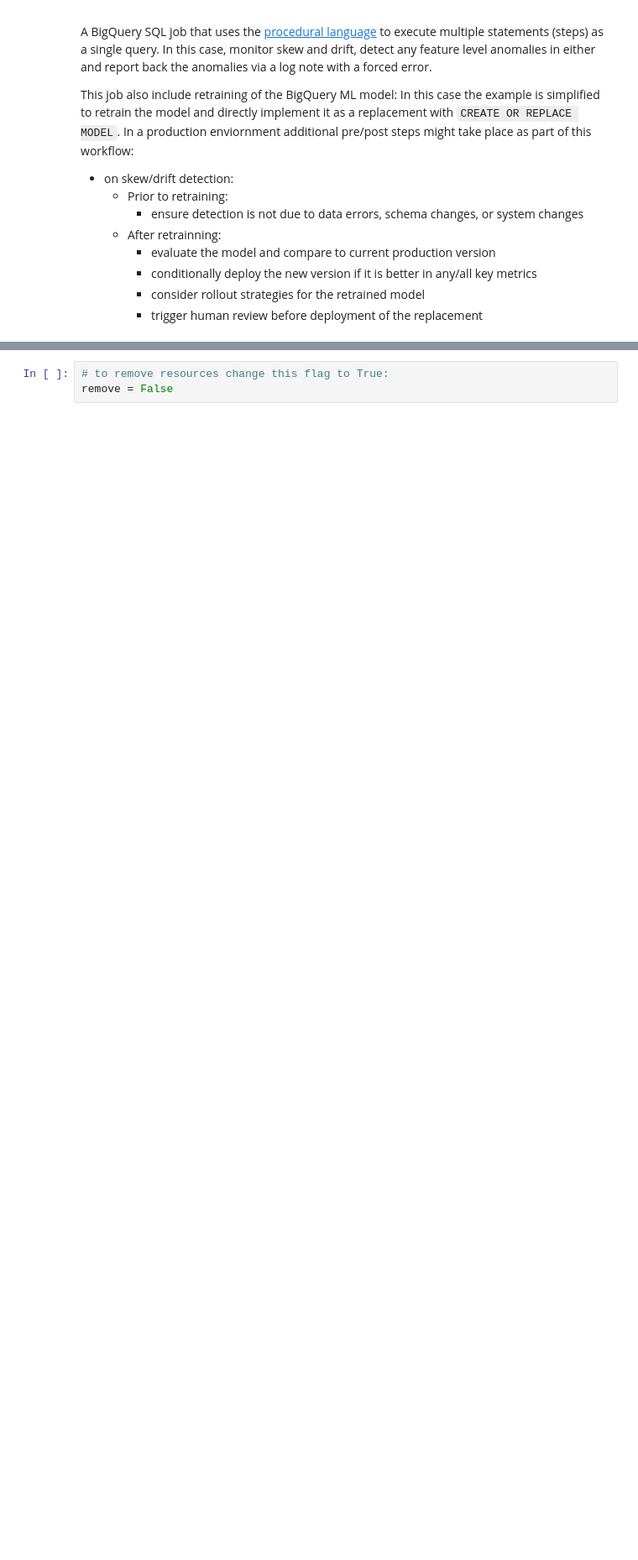
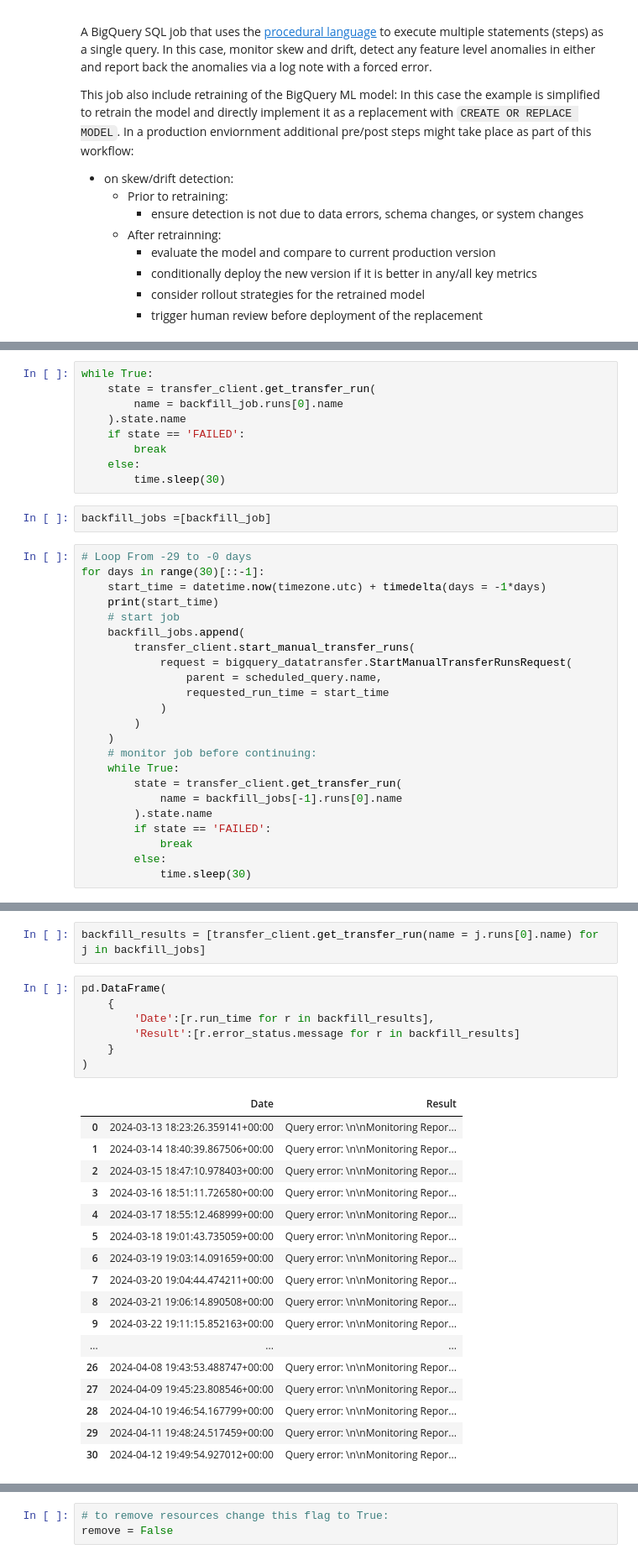
Before and after one commit to statmike/vertex-ai-mlops, a Jupyter notebook: Model Monitoring/bqml-model-monitoring-tutorial.ipynb, the cells around one changed output, grey strips where cells are left out. Shown at 84% size. Saved outputs shown, nothing was run; the diff lists cells and outputs as text; blank space fills up the shorter version.

Commit message:
added continuous monitoring and clean run with fixes

```diff
--- a/Model Monitoring/bqml-model-monitoring-tutorial.ipynb
+++ b/Model Monitoring/bqml-model-monitoring-tutorial.ipynb
@@ -2165,0 +1991,34 @@ Run the scheduled query to fill in data for all days prior today today.
+# %%
+while True:
+    state = transfer_client.get_transfer_run(
+        name = backfill_job.runs[0].name
+    ).state.name
+    if state == 'FAILED':
+        break
+    else:
+        time.sleep(30)
+# %%
+backfill_jobs =[backfill_job]
+# %%
+# Loop From -29 to -0 days
+for days in range(30)[::-1]:
+    start_time = datetime.now(timezone.utc) + timedelta(days = -1*days)
+    print(start_time)
+    # start job
+    backfill_jobs.append(
+        transfer_client.start_manual_transfer_runs(
+            request = bigquery_datatransfer.StartManualTransferRunsRequest(
+                parent = scheduled_query.name,
+                requested_run_time = start_time
+            )
+        )
+    )
+    # monitor job before continuing:
+    while True:
+        state = transfer_client.get_transfer_run(
+            name = backfill_jobs[-1].runs[0].name
+        ).state.name
+        if state == 'FAILED':
+            break
+        else:
+            time.sleep(30)
@@ -2166,3 +2043,30 @@ Run the scheduled query to fill in data for all days prior today today.
+# %%
+backfill_results = [transfer_client.get_transfer_run(name = j.runs[0].name) for j in backfill_jobs]
+# %%
+pd.DataFrame(
+    {
+        'Date':[r.run_time for r in backfill_results],
+        'Result':[r.error_status.message for r in backfill_results]
+    }
+)
+# %% [output]
+|  | Date | Result |
+| 0 | 2024-03-13 18:23:26.359141+00:00 | Query error: \n\nMonitoring Repor... |
+| 1 | 2024-03-14 18:40:39.867506+00:00 | Query error: \n\nMonitoring Repor... |
+| 2 | 2024-03-15 18:47:10.978403+00:00 | Query error: \n\nMonitoring Repor... |
+| 3 | 2024-03-16 18:51:11.726580+00:00 | Query error: \n\nMonitoring Repor... |
+| 4 | 2024-03-17 18:55:12.468999+00:00 | Query error: \n\nMonitoring Repor... |
+| 5 | 2024-03-18 19:01:43.735059+00:00 | Query error: \n\nMonitoring Repor... |
+| 6 | 2024-03-19 19:03:14.091659+00:00 | Query error: \n\nMonitoring Repor... |
+| 7 | 2024-03-20 19:04:44.474211+00:00 | Query error: \n\nMonitoring Repor... |
+| 8 | 2024-03-21 19:06:14.890508+00:00 | Query error: \n\nMonitoring Repor... |
+| 9 | 2024-03-22 19:11:15.852163+00:00 | Query error: \n\nMonitoring Repor... |
+| ... | ... | ... |
+| 26 | 2024-04-08 19:43:53.488747+00:00 | Query error: \n\nMonitoring Repor... |
+| 27 | 2024-04-09 19:45:23.808546+00:00 | Query error: \n\nMonitoring Repor... |
+| 28 | 2024-04-10 19:46:54.167799+00:00 | Query error: \n\nMonitoring Repor... |
+| 29 | 2024-04-11 19:48:24.517459+00:00 | Query error: \n\nMonitoring Repor... |
+| 30 | 2024-04-12 19:49:54.927012+00:00 | Query error: \n\nMonitoring Repor... |
 # %% [markdown]
 ---
 ## More Resources
```
Also changed, not shown: parts of 98 cells of this notebook, 1 other file.
